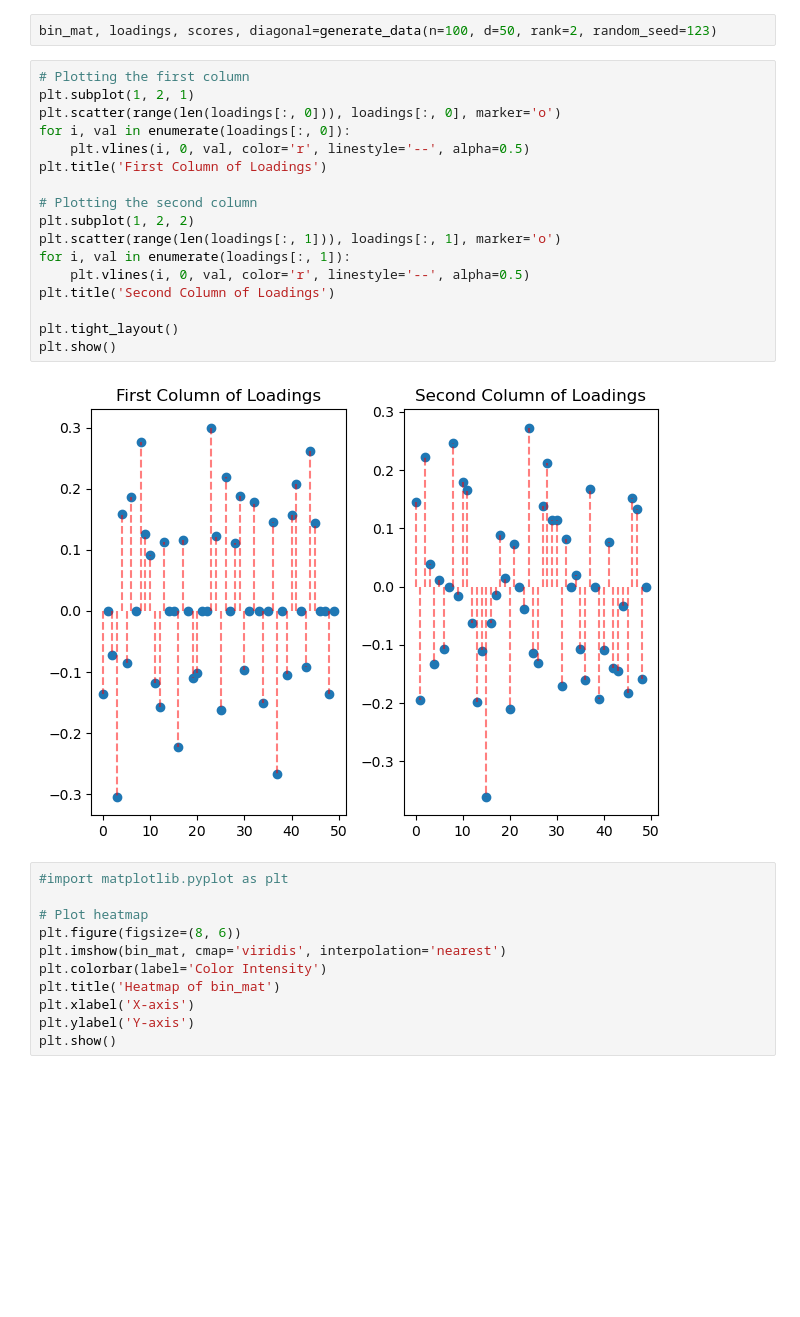
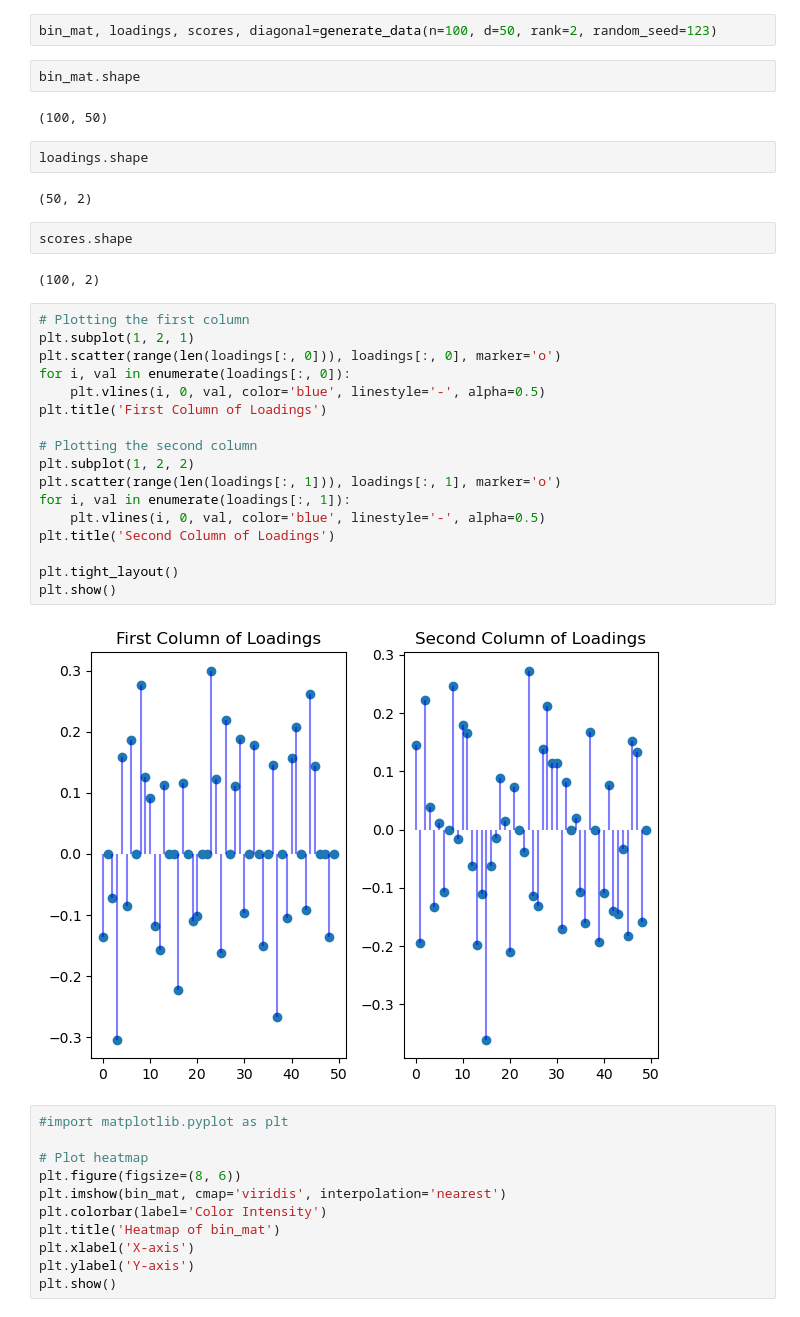
Before and after one commit to andyzhangstat/SLSVD, a Jupyter notebook: docs/example.ipynb, the cells around one changed output. Saved outputs shown, nothing was run; the diff lists cells and outputs as text; blank space fills up the shorter version.

```diff
--- a/docs/example.ipynb
+++ b/docs/example.ipynb
@@ -17,25 +17,37 @@ import matplotlib.pyplot as plt
 from slsvd.data_generation import generate_data
 # %%
 bin_mat, loadings, scores, diagonal=generate_data(n=100, d=50, rank=2, random_seed=123)
+# %%
+bin_mat.shape
+# %% [output]
+(100, 50)
+# %%
+loadings.shape
+# %% [output]
+(50, 2)
+# %%
+scores.shape
+# %% [output]
+(100, 2)
 # %%
 # Plotting the first column
 plt.subplot(1, 2, 1)
 plt.scatter(range(len(loadings[:, 0])), loadings[:, 0], marker='o')
 for i, val in enumerate(loadings[:, 0]):
-    plt.vlines(i, 0, val, color='r', linestyle='--', alpha=0.5)
+    plt.vlines(i, 0, val, color='blue', linestyle='-', alpha=0.5)
 plt.title('First Column of Loadings')
 
 # Plotting the second column
 plt.subplot(1, 2, 2)
 plt.scatter(range(len(loadings[:, 1])), loadings[:, 1], marker='o')
 for i, val in enumerate(loadings[:, 1]):
-    plt.vlines(i, 0, val, color='r', linestyle='--', alpha=0.5)
+    plt.vlines(i, 0, val, color='blue', linestyle='-', alpha=0.5)
 plt.title('Second Column of Loadings')
 
 plt.tight_layout()
 plt.show()
 # %% [output]
-[figure, old version]
+[figure, new version]
 # %%
 #import matplotlib.pyplot as plt
 
```
Also changed, not shown: parts of 5 cells of this notebook, 4 other files.
